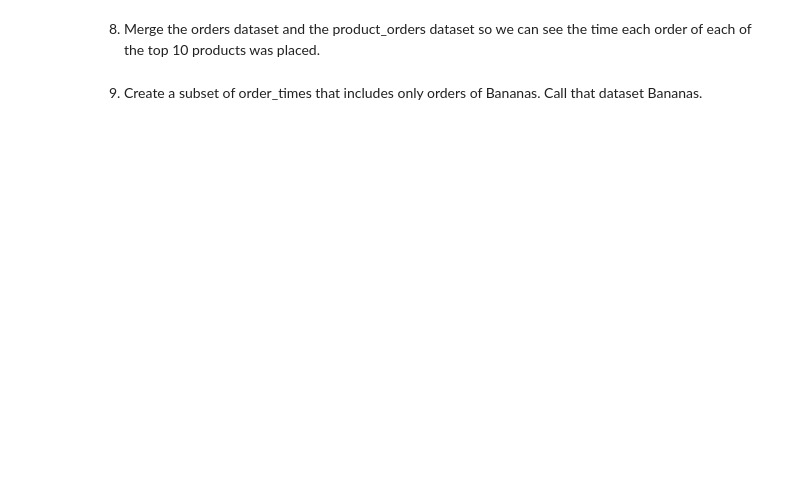
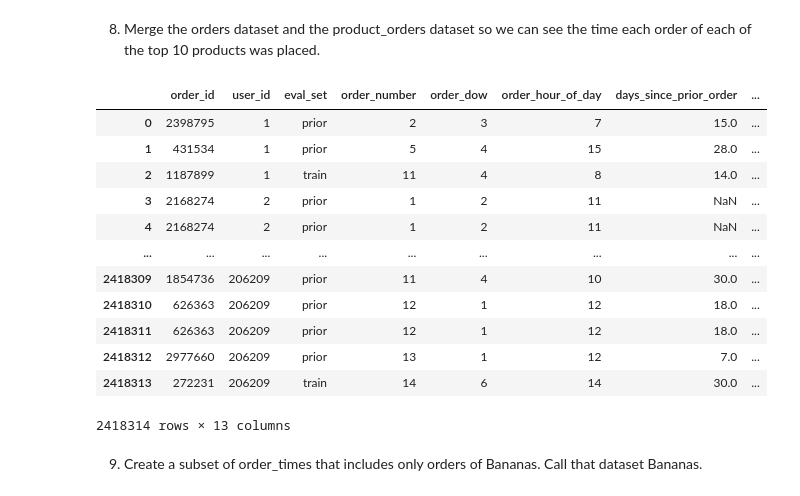
Before and after one commit to Samuel-Egbert31415/DS-Unit-1-Sprint-1-Data-Wrangling-and-Storytelling, a Jupyter notebook: module3-join-and-reshape-data/LS_DS_113_Join_and_Reshape_Data_Assignment.ipynb, the cells around one changed output. Saved outputs shown, nothing was run; the diff lists cells and outputs as text; code cells hidden in the pictures; blank space fills up the shorter version.

```diff
--- a/module3-join-and-reshape-data/LS_DS_113_Join_and_Reshape_Data_Assignment.ipynb
+++ b/module3-join-and-reshape-data/LS_DS_113_Join_and_Reshape_Data_Assignment.ipynb
@@ -240,0 +223,4 @@ Name: product_id, dtype: int64
+# %%
+top_10_condition = (product_namesdf['product_name'].isin(ten_products))
+product_names_10 = product_namesdf[top_10_condition]
+product_names_10
@@ -244,0 +241,3 @@ Name: product_id, dtype: int64
+# %%
+product_orders = pd.merge(order_product_linkdf,product_names_10, on = 'product_id', how='inner')
+product_orders.head(10)
@@ -256,0 +278,3 @@ Calcluate the number of times each product was ordered.  What was the most frequ
+# %%
+orders = pd.read_csv('orders.csv')
+orders.head(5)
@@ -261,2 +290,19 @@ Calcluate the number of times each product was ordered.  What was the most frequ
+# %%
+orders2 = pd.merge(orders, product_orders)
+orders2
+# %% [output]
+|  | order_id | user_id | eval_set | order_number | order_dow | order_hour_of_day | days_since_prior_order | ... |
+| 0 | 2398795 | 1 | prior | 2 | 3 | 7 | 15.0 | ... |
+| 1 | 431534 | 1 | prior | 5 | 4 | 15 | 28.0 | ... |
+| 2 | 1187899 | 1 | train | 11 | 4 | 8 | 14.0 | ... |
+| 3 | 2168274 | 2 | prior | 1 | 2 | 11 | NaN | ... |
+| 4 | 2168274 | 2 | prior | 1 | 2 | 11 | NaN | ... |
+| ... | ... | ... | ... | ... | ... | ... | ... | ... |
+| 2418309 | 1854736 | 206209 | prior | 11 | 4 | 10 | 30.0 | ... |
+| 2418310 | 626363 | 206209 | prior | 12 | 1 | 12 | 18.0 | ... |
+| 2418311 | 626363 | 206209 | prior | 12 | 1 | 12 | 18.0 | ... |
+| 2418312 | 2977660 | 206209 | prior | 13 | 1 | 12 | 7.0 | ... |
+| 2418313 | 272231 | 206209 | train | 14 | 6 | 14 | 30.0 | ... |
+2418314 rows × 13 columns
 # %% [markdown]
 9) Create a subset of order_times that includes only orders of Bananas.  Call that dataset Bananas.
```
Also changed, not shown: parts of 16 cells of this notebook.
